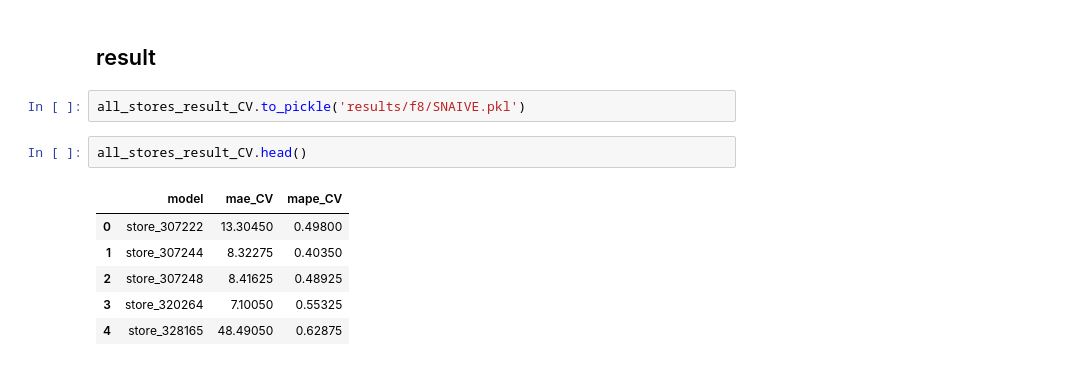
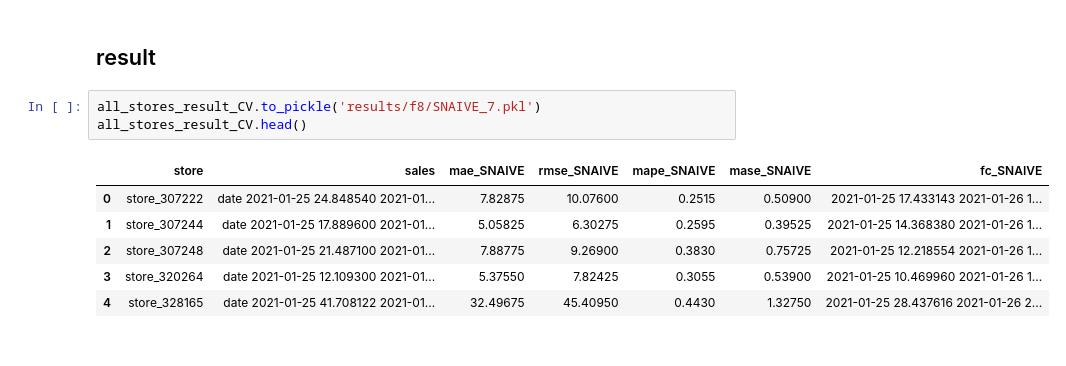
Before and after one commit to phucnh22/Sales_forecast, a Jupyter notebook: Forecast_8_SNAIVE.ipynb, the cells around one changed output. Cells and saved outputs as stored; diff of their text form.

```diff
--- a/Forecast_8_SNAIVE.ipynb
+++ b/Forecast_8_SNAIVE.ipynb
@@ -88,16 +108,15 @@ processing stores 354468...
 # %% [markdown]
 ## result
 # %%
-all_stores_result_CV.to_pickle('results/f8/SNAIVE.pkl')
+all_stores_result_CV.to_pickle('results/f8/SNAIVE_7.pkl')
+all_stores_result_CV.head()
+# %% [output]
+|  | store | sales | mae_SNAIVE | rmse_SNAIVE | mape_SNAIVE | mase_SNAIVE | fc_SNAIVE |
+| 0 | store_307222 | date 2021-01-25 24.848540 2021-01... | 7.82875 | 10.07600 | 0.2515 | 0.50900 | 2021-01-25 17.433143 2021-01-26 1... |
+| 1 | store_307244 | date 2021-01-25 17.889600 2021-01... | 5.05825 | 6.30275 | 0.2595 | 0.39525 | 2021-01-25 14.368380 2021-01-26 1... |
+| 2 | store_307248 | date 2021-01-25 21.487100 2021-01... | 7.88775 | 9.26900 | 0.3830 | 0.75725 | 2021-01-25 12.218554 2021-01-26 1... |
+| 3 | store_320264 | date 2021-01-25 12.109300 2021-01... | 5.37550 | 7.82425 | 0.3055 | 0.53900 | 2021-01-25 10.469960 2021-01-26 1... |
+| 4 | store_328165 | date 2021-01-25 41.708122 2021-01... | 32.49675 | 45.40950 | 0.4430 | 1.32750 | 2021-01-25 28.437616 2021-01-26 2... |
-# %%
-all_stores_result_CV.head()
-# %% [output]
-|  | model | mae_CV | mape_CV |
-| 0 | store_307222 | 13.30450 | 0.49800 |
-| 1 | store_307244 | 8.32275 | 0.40350 |
-| 2 | store_307248 | 8.41625 | 0.48925 |
-| 3 | store_320264 | 7.10050 | 0.55325 |
-| 4 | store_328165 | 48.49050 | 0.62875 |
 # %%
 all_stores_result_CV.describe()
 # %% [output]
```
Also changed, not shown: parts of 5 cells of this notebook, 7 other files.
